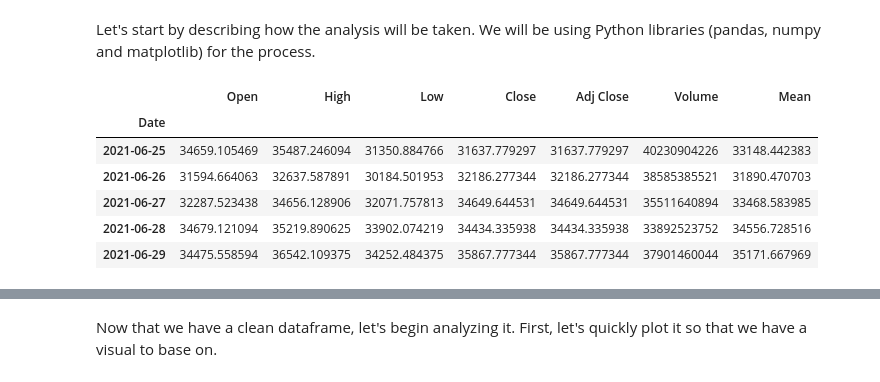
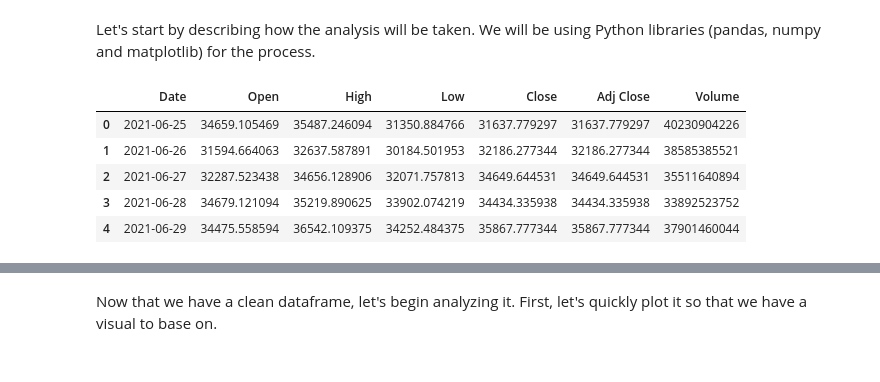
Before and after one commit to lucacastro/Portfolio, a Jupyter notebook: bitcoin-python-case-study/python-bitcoin-case-study.ipynb, the cells around one changed output, grey strips where cells are left out. Saved outputs shown, nothing was run; the diff lists cells and outputs as text; code cells hidden in the pictures.

```diff
--- a/bitcoin-python-case-study/python-bitcoin-case-study.ipynb
+++ b/bitcoin-python-case-study/python-bitcoin-case-study.ipynb
@@ -17,16 +18,14 @@ import matplotlib.pyplot as plt
 # %%
 #let's import the dataset from the web and clean it
 btc = pd.read_csv("https://query1.finance.yahoo.com/v7/finance/download/BTC-USD?period1=1624646714&period2=1656182714&interval=1d&events=history&includeAdjustedClose=true")
 btc['Date'] = pd.to_datetime(btc['Date']) # parse Date from object to datetime64
-btc.set_index('Date', inplace = True) #set Date as index
-btc['Mean'] = (btc['Open'] + btc['Close']) / 2
+
 btc.dropna() #drop null values, used btc.isnull().sum()
 btc.head()
 # %% [output]
-|  | Open | High | Low | Close | Adj Close | Volume | Mean |
-| Date |  |  |  |  |  |  |  |
-| 2021-06-25 | 34659.105469 | 35487.246094 | 31350.884766 | 31637.779297 | 31637.779297 | 40230904226 | 33148.442383 |
-| 2021-06-26 | 31594.664063 | 32637.587891 | 30184.501953 | 32186.277344 | 32186.277344 | 38585385521 | 31890.470703 |
-| 2021-06-27 | 32287.523438 | 34656.128906 | 32071.757813 | 34649.644531 | 34649.644531 | 35511640894 | 33468.583985 |
-| 2021-06-28 | 34679.121094 | 35219.890625 | 33902.074219 | 34434.335938 | 34434.335938 | 33892523752 | 34556.728516 |
-| 2021-06-29 | 34475.558594 | 36542.109375 | 34252.484375 | 35867.777344 | 35867.777344 | 37901460044 | 35171.667969 |
+|  | Date | Open | High | Low | Close | Adj Close | Volume |
+| 0 | 2021-06-25 | 34659.105469 | 35487.246094 | 31350.884766 | 31637.779297 | 31637.779297 | 40230904226 |
+| 1 | 2021-06-26 | 31594.664063 | 32637.587891 | 30184.501953 | 32186.277344 | 32186.277344 | 38585385521 |
+| 2 | 2021-06-27 | 32287.523438 | 34656.128906 | 32071.757813 | 34649.644531 | 34649.644531 | 35511640894 |
+| 3 | 2021-06-28 | 34679.121094 | 35219.890625 | 33902.074219 | 34434.335938 | 34434.335938 | 33892523752 |
+| 4 | 2021-06-29 | 34475.558594 | 36542.109375 | 34252.484375 | 35867.777344 | 35867.777344 | 37901460044 |
```
Also changed, not shown: parts of 7 cells of this notebook.
